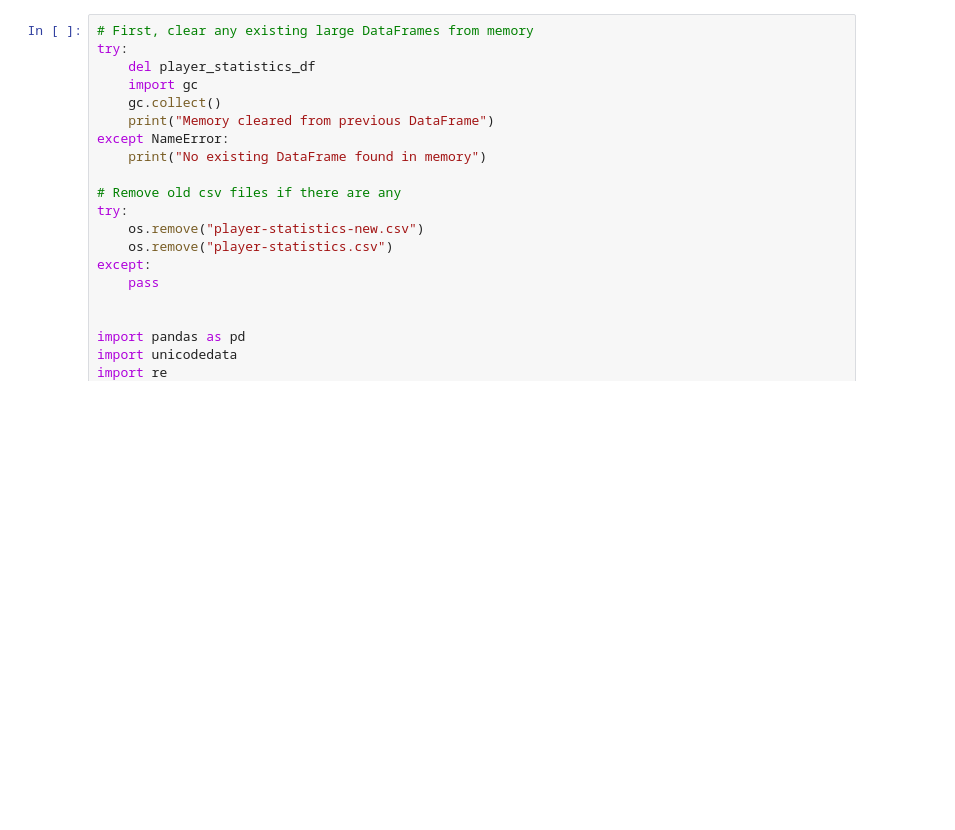
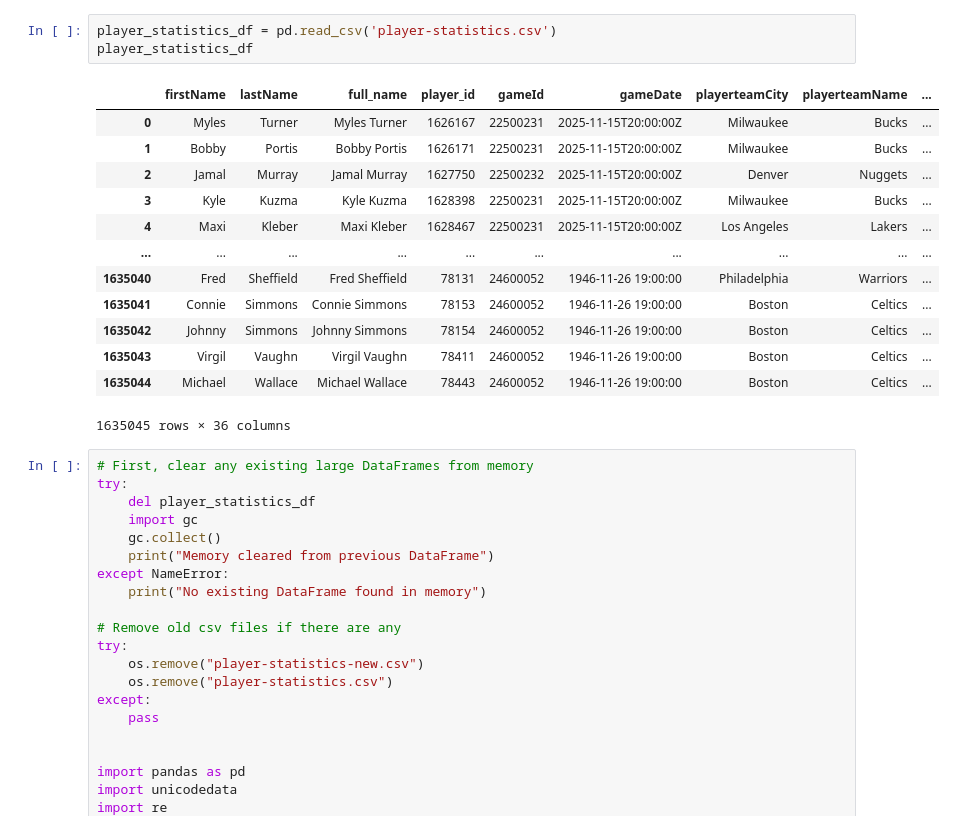
Before and after one commit to dejiandrew/nba-award-predictor, a Jupyter notebook: notebooks/create_features.ipynb, the cells around one changed output. Cells and saved outputs as stored; diff of their text form; blank space fills up the shorter version.

```diff
--- a/notebooks/create_features.ipynb
+++ b/notebooks/create_features.ipynb
@@ -6,3 +22,20 @@ Total RAM: 54.75 GB
+# %%
+player_statistics_df = pd.read_csv('player-statistics.csv')
+player_statistics_df
+# %% [output]
+|  | firstName | lastName | full_name | player_id | gameId | gameDate | playerteamCity | playerteamName | ... |
+| 0 | Myles | Turner | Myles Turner | 1626167 | 22500231 | 2025-11-15T20:00:00Z | Milwaukee | Bucks | ... |
+| 1 | Bobby | Portis | Bobby Portis | 1626171 | 22500231 | 2025-11-15T20:00:00Z | Milwaukee | Bucks | ... |
+| 2 | Jamal | Murray | Jamal Murray | 1627750 | 22500232 | 2025-11-15T20:00:00Z | Denver | Nuggets | ... |
+| 3 | Kyle | Kuzma | Kyle Kuzma | 1628398 | 22500231 | 2025-11-15T20:00:00Z | Milwaukee | Bucks | ... |
+| 4 | Maxi | Kleber | Maxi Kleber | 1628467 | 22500231 | 2025-11-15T20:00:00Z | Los Angeles | Lakers | ... |
+| ... | ... | ... | ... | ... | ... | ... | ... | ... | ... |
+| 1635040 | Fred | Sheffield | Fred Sheffield | 78131 | 24600052 | 1946-11-26 19:00:00 | Philadelphia | Warriors | ... |
+| 1635041 | Connie | Simmons | Connie Simmons | 78153 | 24600052 | 1946-11-26 19:00:00 | Boston | Celtics | ... |
+| 1635042 | Johnny | Simmons | Johnny Simmons | 78154 | 24600052 | 1946-11-26 19:00:00 | Boston | Celtics | ... |
+| 1635043 | Virgil | Vaughn | Virgil Vaughn | 78411 | 24600052 | 1946-11-26 19:00:00 | Boston | Celtics | ... |
+| 1635044 | Michael | Wallace | Michael Wallace | 78443 | 24600052 | 1946-11-26 19:00:00 | Boston | Celtics | ... |
+1635045 rows × 36 columns
 # %%
 # First, clear any existing large DataFrames from memory
 try:
```
Also changed, not shown: parts of 5 cells of this notebook.
